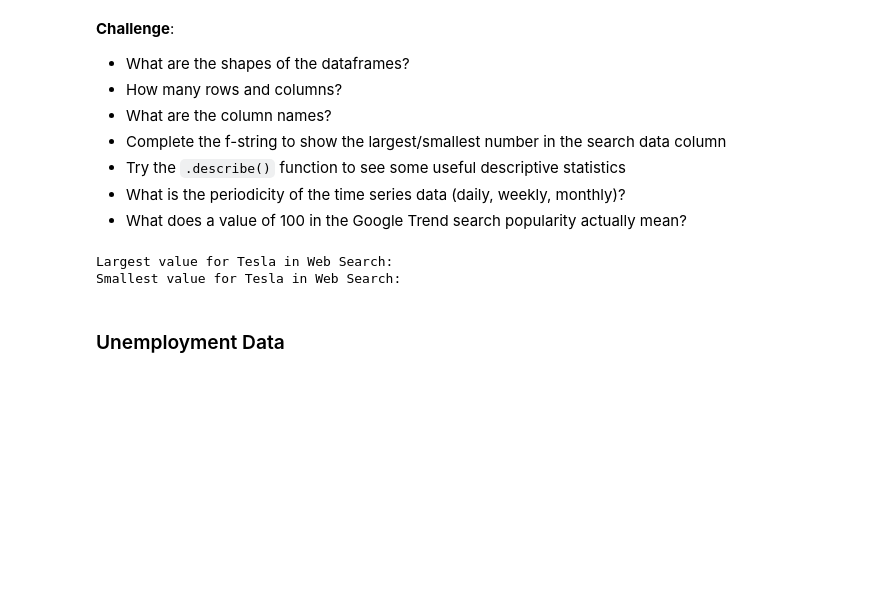
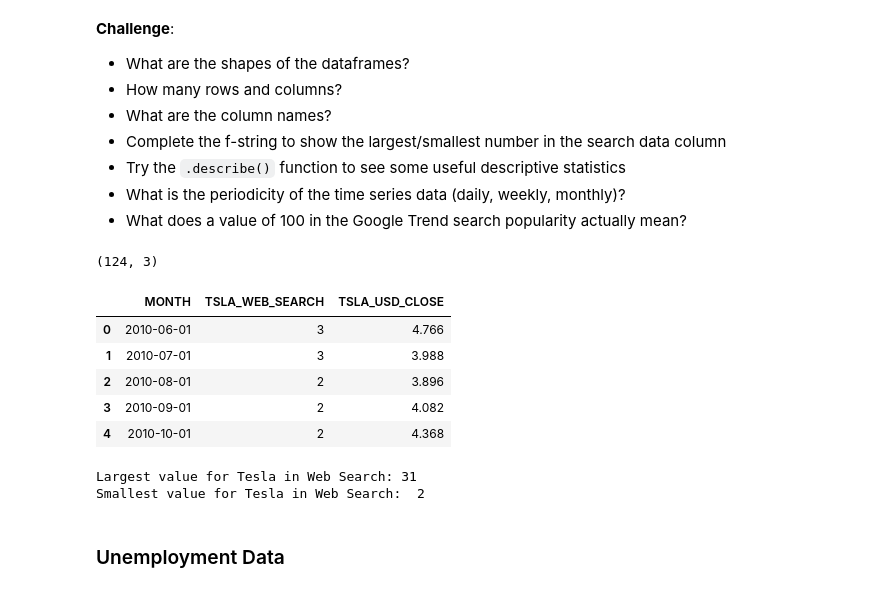
Before and after one commit to HiIamZeref/100-Days-of-Python, a Jupyter notebook: Day 74 - Using Google Trends Data/Google Trends and Data Visualisation (start).ipynb, the cells around one changed output. Cells and saved outputs as stored; diff of their text form; code cells hidden in the pictures; blank space fills up the shorter version.

```diff
--- a/Day 74 - Using Google Trends Data/Google Trends and Data Visualisation (start).ipynb
+++ b/Day 74 - Using Google Trends Data/Google Trends and Data Visualisation (start).ipynb
@@ -41,11 +42,22 @@ df_unemployment = pd.read_csv('data/UE Benefits Search vs UE Rate 2004-19.csv')
 <li>What is the periodicity of the time series data (daily, weekly, monthly)? </li>
 <li>What does a value of 100 in the Google Trend search popularity actually mean?</li>
 </ul>
+# %%
+print(df_tesla.shape)
+df_tesla.head()
+# %% [output]
+(124, 3)
+|  | MONTH | TSLA_WEB_SEARCH | TSLA_USD_CLOSE |
+| 0 | 2010-06-01 | 3 | 4.766 |
+| 1 | 2010-07-01 | 3 | 3.988 |
+| 2 | 2010-08-01 | 2 | 3.896 |
+| 3 | 2010-09-01 | 2 | 4.082 |
+| 4 | 2010-10-01 | 2 | 4.368 |
 # %%
-print(f'Largest value for Tesla in Web Search: ')
-print(f'Smallest value for Tesla in Web Search: ')
+print(f'Largest value for Tesla in Web Search: {df_tesla["TSLA_WEB_SEARCH"].max()}')
+print(f'Smallest value for Tesla in Web Search:  {df_tesla["TSLA_WEB_SEARCH"].min()}')
 # %% [output]
-Largest value for Tesla in Web Search:
-Smallest value for Tesla in Web Search:
+Largest value for Tesla in Web Search: 31
+Smallest value for Tesla in Web Search:  2
 # %% [markdown]
 ### Unemployment Data
```
Also changed, not shown: parts of 17 cells of this notebook.
